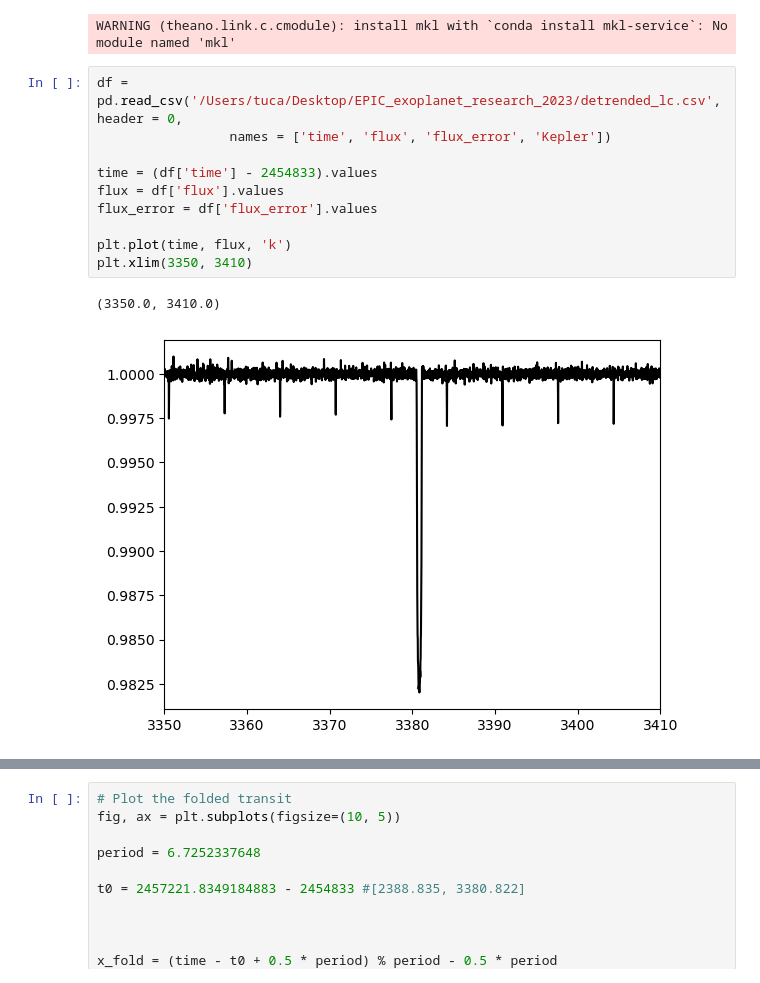
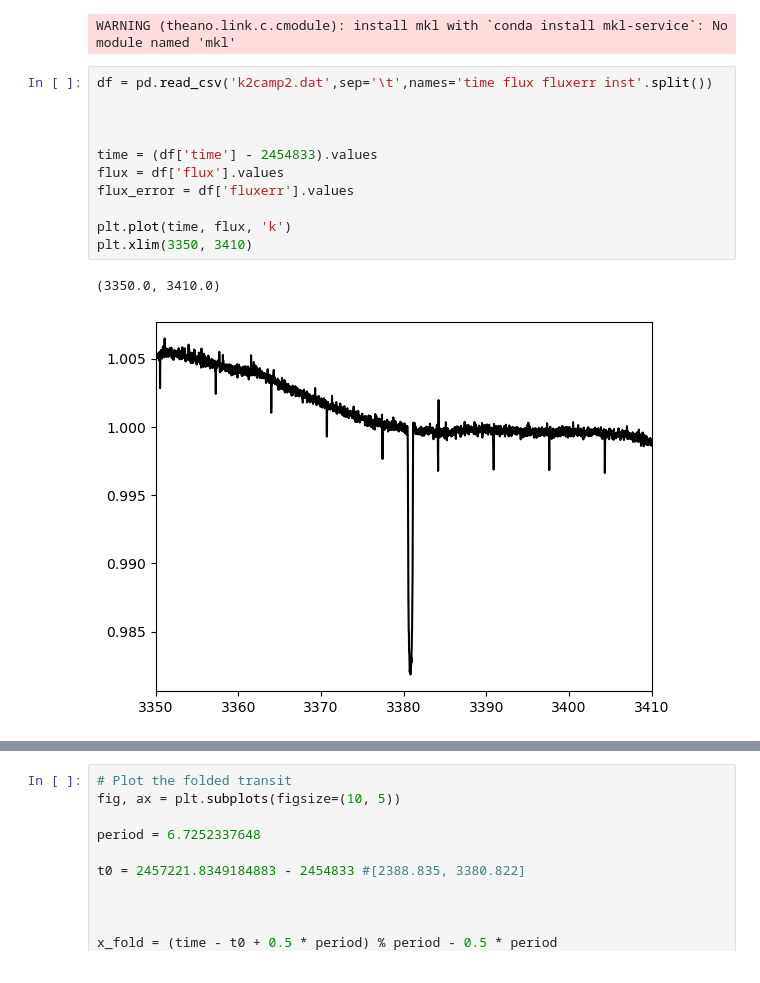
Before and after one commit to angelis21/epic-exo, a Jupyter notebook: transit_and_gp_fitting.ipynb, the cells around one changed output, grey strips where cells are left out. Drawn from its saved outputs; the diff is of its cells as text.

```diff
--- a/transit_and_gp_fitting.ipynb
+++ b/transit_and_gp_fitting.ipynb
@@ -20,18 +20,19 @@ from astropy import units as u
 # %% [output]
 WARNING (theano.link.c.cmodule): install mkl with `conda install mkl-service`: No module named 'mkl'
 # %%
-df = pd.read_csv('/Users/tuca/Desktop/EPIC_exoplanet_research_2023/detrended_lc.csv', header = 0,
-                 names = ['time', 'flux', 'flux_error', 'Kepler'])
+df = pd.read_csv('k2camp2.dat',sep='\t',names='time flux fluxerr inst'.split())
+
+
 
 time = (df['time'] - 2454833).values
 flux = df['flux'].values
-flux_error = df['flux_error'].values
+flux_error = df['fluxerr'].values
 
 plt.plot(time, flux, 'k')
 plt.xlim(3350, 3410)
 # %% [output]
 (3350.0, 3410.0)
-[figure, old version]
+[figure, new version]
 # %%
 periods = [6.7252337648, 1000]
 period_error = [0.1, 500]
```
Also changed, not shown: parts of 3 cells of this notebook.
